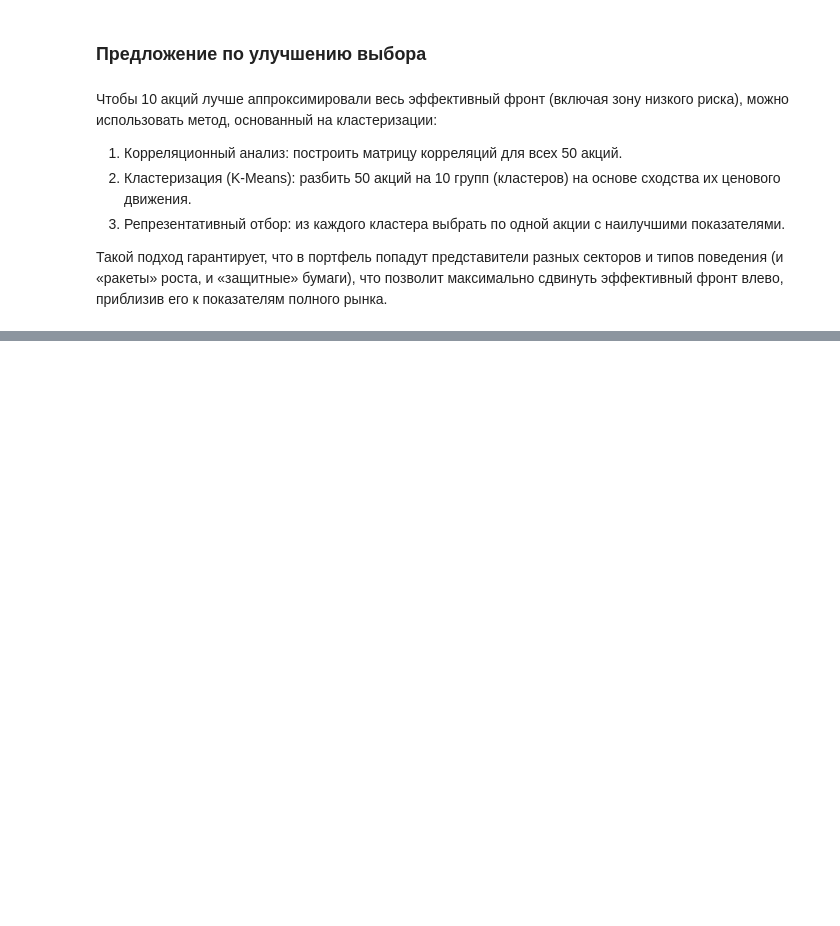
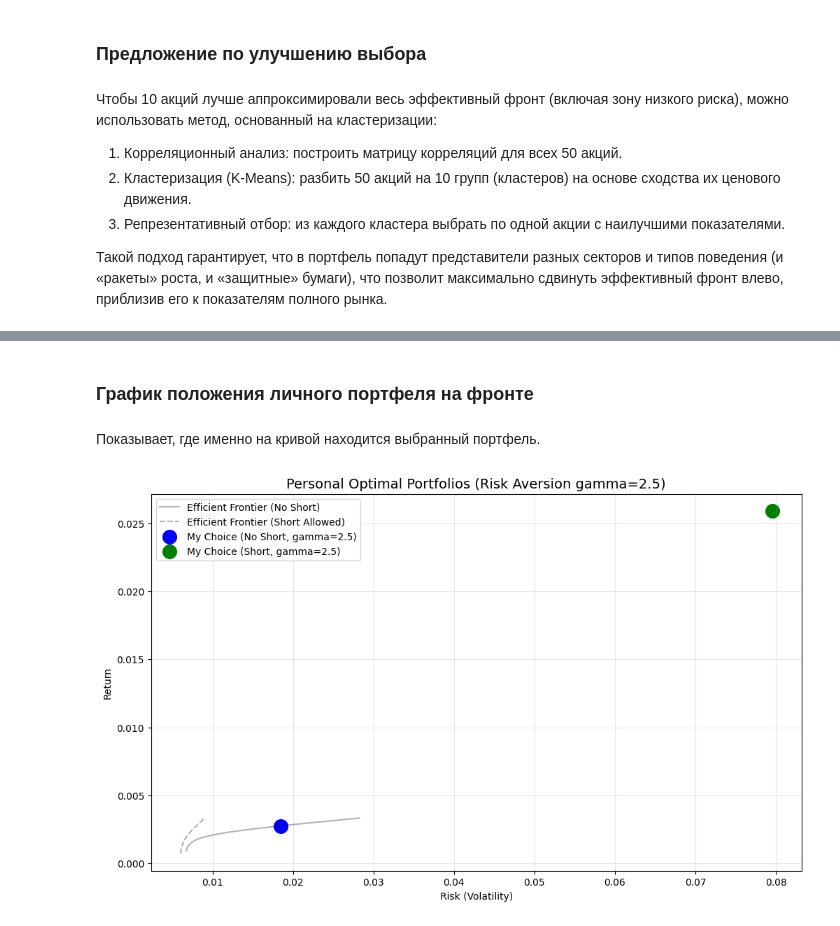
Before and after one commit to theMagusDev/NASDAQ-opt-portfolio, a Jupyter notebook: solution.ipynb, the cells around one changed output, grey strips where cells are left out. Cells and saved outputs as stored; diff of their text form; code cells hidden in the pictures; blank space fills up the shorter version.

```diff
--- a/solution.ipynb
+++ b/solution.ipynb
@@ -414,0 +440,6 @@ plt.show()
+# %%
+# Настройка ограничений
+# n_assets берем из длины вектора mu, чтобы код был универсальным
+n = len(mu)
+init_guess = [1. / n] * n
+constraints = ({'type': 'eq', 'fun': lambda x: np.sum(x) - 1})
@@ -414,0 +457,11 @@ plt.show()
+# %%
+# 2. Оптимизация с короткими позициями (Bounds: -1 to 1)
+bounds_s = tuple((-1, 1) for _ in range(n))
+opt_personal_s = sco.minimize(
+    neg_utility,
+    init_guess,
+    args=(mu, Sigma, gamma),
+    method='SLSQP',
+    bounds=bounds_s,
+    constraints=constraints
+)
@@ -414,0 +522,6 @@ plt.show()
+# %%
+# Анализ для случая без шортов
+per_ret_ns, per_std_ns = analyze_portfolio(opt_personal_ns.x, tickers, "Personal Portfolio (NO Short)")
+
+# Анализ для случая с шортами
+per_ret_s, per_std_s = analyze_portfolio(opt_personal_s.x, tickers, "Personal Portfolio (WITH Short)")
@@ -414,0 +546,27 @@ plt.show()
+# %% [markdown]
+### График положения личного портфеля на фронте
+# %% [markdown]
+Показывает, где именно на кривой находится выбранный портфель.
+# %%
+plt.figure(figsize=(12, 7))
+
+# 1. Рисуем фронты (используем данные из предыдущих шагов, если они в памяти)
+# Если переменные risks_ns и т.д. сохранились:
+try:
+    plt.plot(risks_ns, rets_ns, 'k-', alpha=0.3, label='Efficient Frontier (No Short)')
+    plt.plot(risks_s, rets_s, 'k--', alpha=0.3, label='Efficient Frontier (Short Allowed)')
+except NameError:
+    print("Frontier data not found in memory, plotting only points.")
+
+# 2. Точки личных портфелей
+plt.scatter(per_std_ns, per_ret_ns, color='blue', s=200, marker='o', label=f'My Choice (No Short, gamma={gamma})')
+plt.scatter(per_std_s, per_ret_s, color='green', s=200, marker='o', label=f'My Choice (Short, gamma={gamma})')
+
+plt.title(f'Personal Optimal Portfolios (Risk Aversion gamma={gamma})', fontsize=14)
+plt.xlabel('Risk (Volatility)')
+plt.ylabel('Return')
+plt.legend()
+plt.grid(True, alpha=0.3)
+plt.show()
+# %% [output]
+[figure, added]
```
Also changed, not shown: parts of 11 cells of this notebook.
